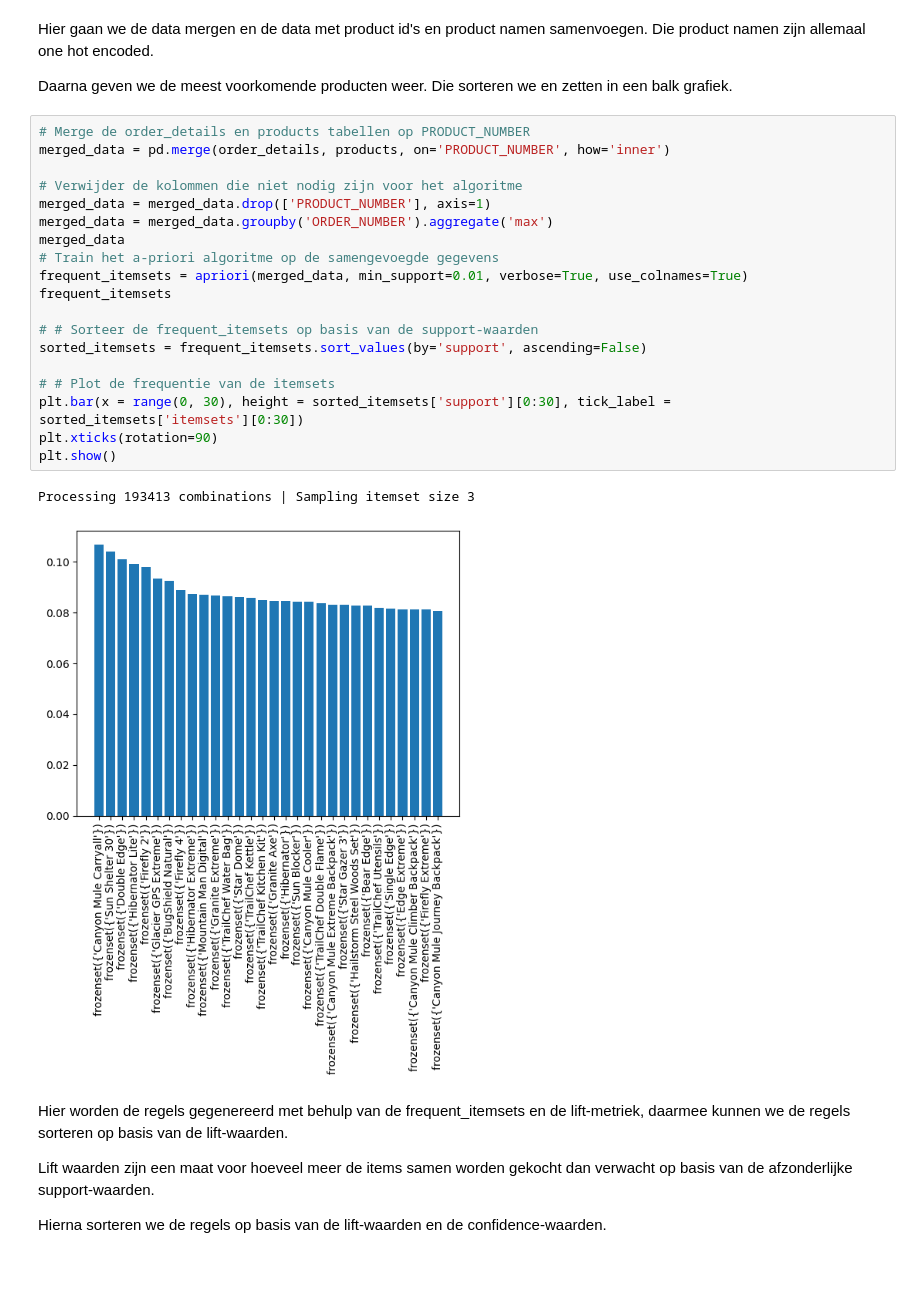
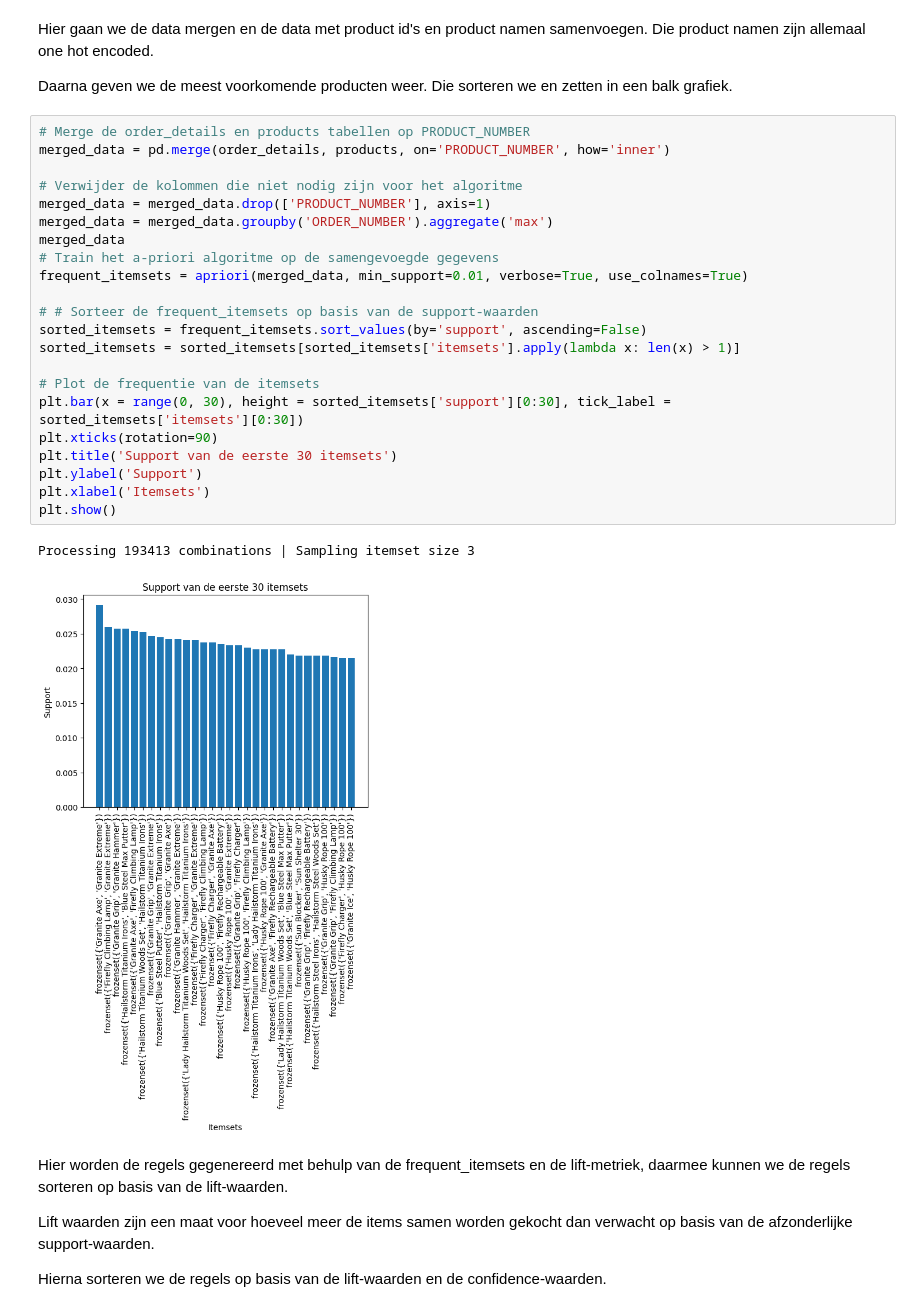
Before and after one commit to Peter-The-Great/DEDS_Portfolio_Week-8, a Jupyter notebook: apriorimodel.ipynb, the cells around one changed output. Cells and saved outputs as stored; diff of their text form; blank space fills up the shorter version.

```diff
--- a/apriorimodel.ipynb
+++ b/apriorimodel.ipynb
@@ -60,25 +60,28 @@ Daarna geven we de meest voorkomende producten weer. Die sorteren we en zetten i
 # %%
 # Merge de order_details en products tabellen op PRODUCT_NUMBER
 merged_data = pd.merge(order_details, products, on='PRODUCT_NUMBER', how='inner')
 
 # Verwijder de kolommen die niet nodig zijn voor het algoritme
 merged_data = merged_data.drop(['PRODUCT_NUMBER'], axis=1)
 merged_data = merged_data.groupby('ORDER_NUMBER').aggregate('max')
 merged_data
 # Train het a-priori algoritme op de samengevoegde gegevens
 frequent_itemsets = apriori(merged_data, min_support=0.01, verbose=True, use_colnames=True)
-frequent_itemsets
 
 # # Sorteer de frequent_itemsets op basis van de support-waarden
 sorted_itemsets = frequent_itemsets.sort_values(by='support', ascending=False)
+sorted_itemsets = sorted_itemsets[sorted_itemsets['itemsets'].apply(lambda x: len(x) > 1)]
 
-# # Plot de frequentie van de itemsets
+# Plot de frequentie van de itemsets
 plt.bar(x = range(0, 30), height = sorted_itemsets['support'][0:30], tick_label = sorted_itemsets['itemsets'][0:30])
 plt.xticks(rotation=90)
+plt.title('Support van de eerste 30 itemsets')
+plt.ylabel('Support')
+plt.xlabel('Itemsets')
 plt.show()
 # %% [output]
 Processing 193413 combinations | Sampling itemset size 3
-[figure, old version]
+[figure, new version]
 # %% [markdown]
 Hier worden de regels gegenereerd met behulp van de frequent_itemsets en de lift-metriek, daarmee kunnen we de regels sorteren op basis van de lift-waarden.
 
```
Also changed, not shown: parts of 2 cells of this notebook, 9 other files.
